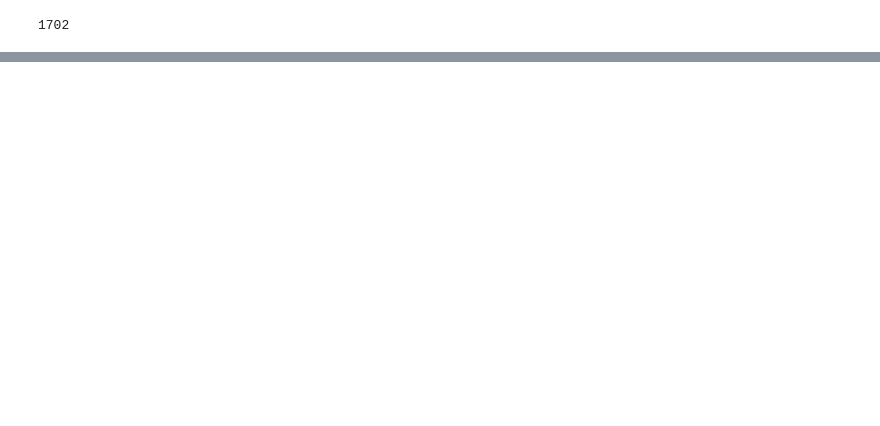
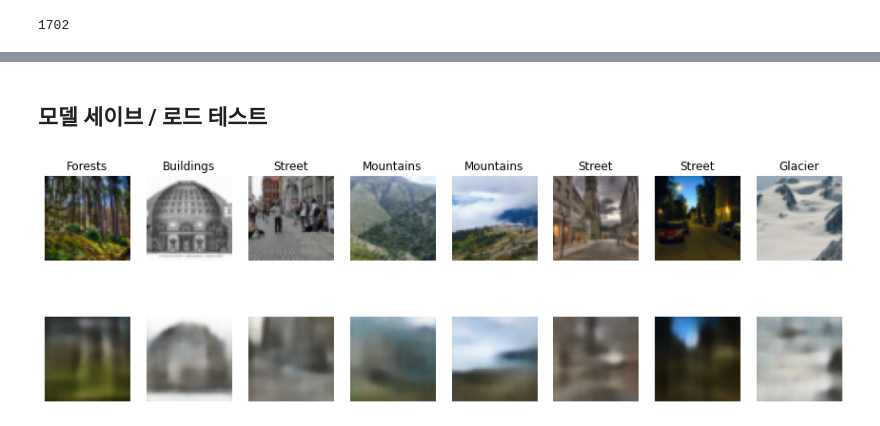
Before and after one commit to khodid/2020Evening, a Jupyter notebook: proj4_VAE_scenery.ipynb, the cells around one changed output, grey strips where cells are left out. Cells and saved outputs as stored; diff of their text form; code cells hidden in the pictures; blank space fills up the shorter version.

```diff
--- a/proj4_VAE_scenery.ipynb
+++ b/proj4_VAE_scenery.ipynb
@@ -219,8 +225,8 @@ def save_model(model, optimizer, epoch, loss):
                 'loss': loss}
   torch.save(checkpoint, MODEL_PATH)
 # %%
-def load_model():
-  model = VAE(latent_size= 35)
+def load_model(l_size, MODEL_PATH):
+  model = VAE(latent_size= l_size)
   optimizer = torch.optim.RMSprop(model.parameters(),lr = 0.001)
 
   checkpoint = torch.load(MODEL_PATH)
@@ -372,25 +375,33 @@ compare_img(img, new_img, label, epoch)
 # %%
 print(loss)
+# %% [markdown]
+## 모델 세이브 / 로드 테스트
+# %%
+mod, opt, ep, l = load_model(200, MODEL_PATH)
+mod = mod.to(device)
 # %%
-tags = ['Buildings', 'Forests', 'Mountains', 'Glacier', 'Street', 'Sea']
 
 with torch.no_grad():
-  # img[0], new_img[0], label[0]
-  if device == 'cuda': img, new_img = img.cpu(), new_img.cpu()
-  show_original_set = img.view(img.size(0),28, 28).numpy()
-  show_gen_set = new_img.view(new_img.size(0), 28, 28).numpy()
+    if device == 'cuda': img = img.to(device)
 
-  for i in range(8):
-    show_original = show_original_set[i]
-    show_gen = show_gen_set[i]
+    z, mu, var = mod.encode(img)
+    new_img = mod.decode(z)
 
-    plt.subplot(2, 8, i+1)
-    plt.title('ori')
-    plt.imshow(show_original, cmap='gray')
-    plt.subplot(2, 8, i + 9)
-    plt.title('gen')
-    plt.imshow(show_gen, cmap = 'gray')
-    plt.axis(False)
+    if device == 'cuda': img, new_img = img.cpu(), new_img.cpu()
+    show_original_set = img.view(img.size(0), 3, 48, 48).numpy().transpose(0, 2,3,1)
+    show_gen_set = new_img.view(new_img.size(0), 3, 48, 48).numpy().transpose(0,2,3,1)
 
-  plt.suptitle('Epoch: {}'.format(epoch+1), fontsize=16)
-  plt.tight_layout()
+    plt.figure(figsize=(15, 5))
+    for i in range(8):
+      show_original = show_original_set[i]
+      show_gen = show_gen_set[i]
+
+      plt.subplot(2, 8, i+1)
+      plt.title('{}'.format(tags[label[i]]))
+      plt.imshow(show_original, cmap='gray')
+      plt.axis(False)
+      plt.subplot(2, 8, i + 9)
+      plt.imshow(show_gen, cmap = 'gray')
+      plt.axis(False)
+# %% [output]
+[figure, added]
```
Also changed, not shown: parts of 9 cells of this notebook.
